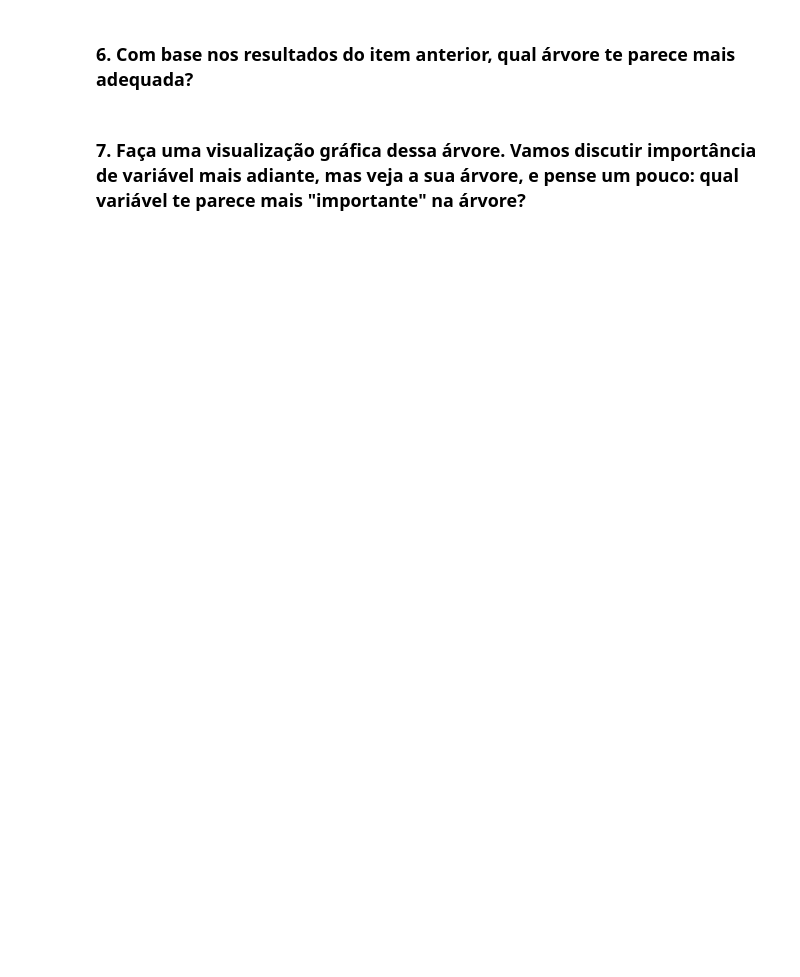
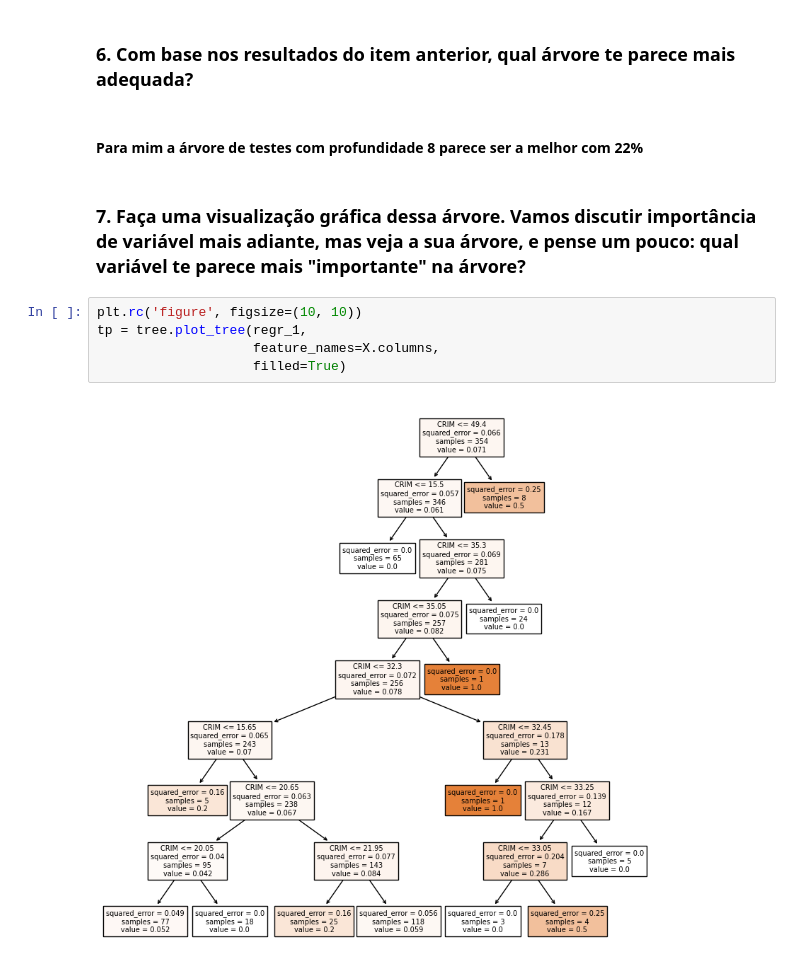
Before and after one commit to TiagoSilvaLourenco/data_science, a Jupyter notebook: modulo_11/tarefa_1/Profissão Cientista de Dados_M11_assignment01.ipynb, the cells around one changed output. Cells and saved outputs as stored; diff of their text form; blank space fills up the shorter version.

```diff
--- a/modulo_11/tarefa_1/Profissão Cientista de Dados_M11_assignment01.ipynb
+++ b/modulo_11/tarefa_1/Profissão Cientista de Dados_M11_assignment01.ipynb
@@ -67,4 +280,13 @@ sns.pairplot(X.corr(), hue="CRIM")
 # %% [markdown]
 ### 6. Com base nos resultados do item anterior, qual árvore te parece mais adequada?
+# %% [markdown]
+#### Para mim a árvore de testes com profundidade 8 parece ser a melhor com 22%
 # %% [markdown]
 ### 7. Faça uma visualização gráfica dessa árvore. Vamos discutir importância de variável mais adiante, mas veja a sua árvore, e pense um pouco: qual variável te parece mais "importante" na árvore?
+# %%
+plt.rc('figure', figsize=(10, 10))
+tp = tree.plot_tree(regr_1,
+                    feature_names=X.columns,
+                    filled=True)
+# %% [output]
+[figure, added]
```
Also changed, not shown: parts of 17 cells of this notebook, 1 other file.
